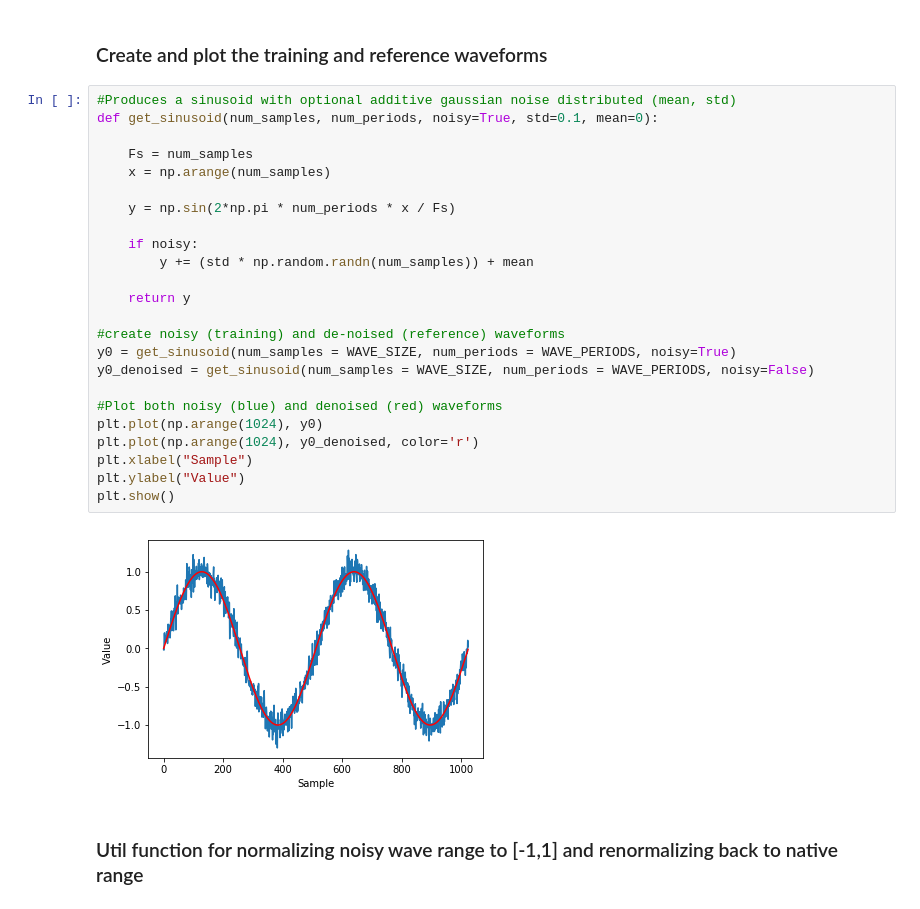
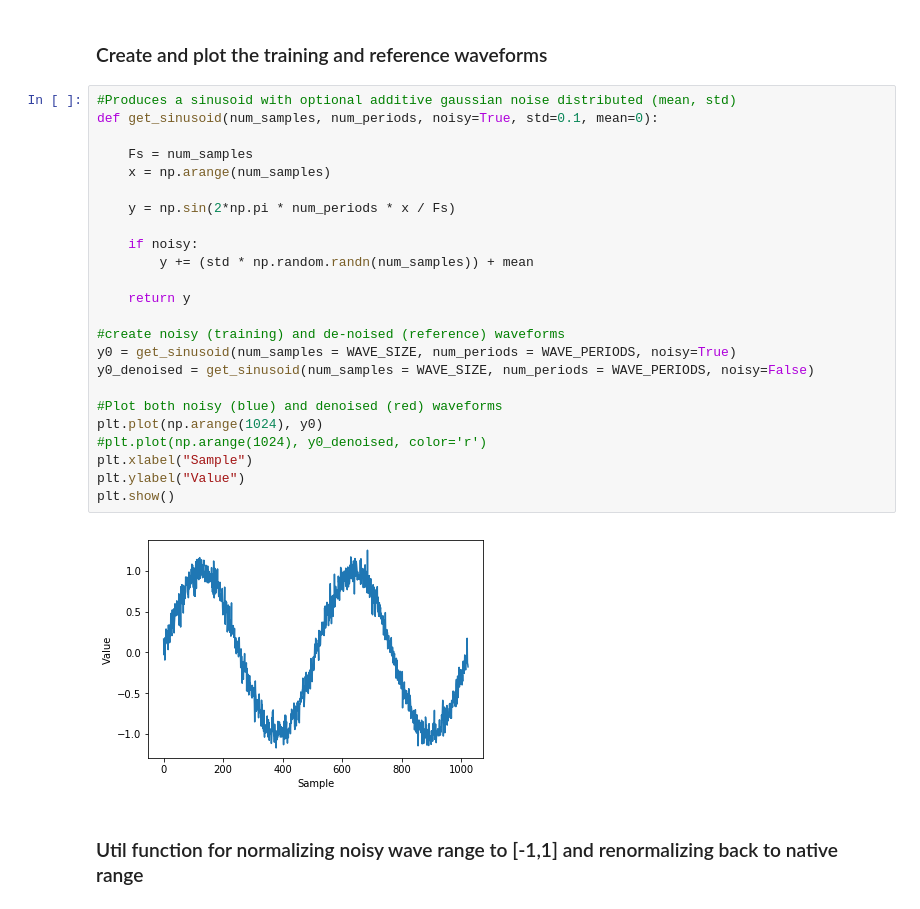
Before and after one commit to Sriram-Ravula/Sine_DIP, a Jupyter notebook: SineWave-DIP.ipynb, the cells around one changed output. Drawn from its saved outputs; the diff is of its cells as text.

```diff
--- a/SineWave-DIP.ipynb
+++ b/SineWave-DIP.ipynb
@@ -75,29 +71,29 @@ True
 # %%
 #Produces a sinusoid with optional additive gaussian noise distributed (mean, std)
 def get_sinusoid(num_samples, num_periods, noisy=True, std=0.1, mean=0):
 
     Fs = num_samples
     x = np.arange(num_samples)
 
     y = np.sin(2*np.pi * num_periods * x / Fs)
 
     if noisy:
         y += (std * np.random.randn(num_samples)) + mean
 
     return y
 
 #create noisy (training) and de-noised (reference) waveforms
 y0 = get_sinusoid(num_samples = WAVE_SIZE, num_periods = WAVE_PERIODS, noisy=True)
 y0_denoised = get_sinusoid(num_samples = WAVE_SIZE, num_periods = WAVE_PERIODS, noisy=False)
 
 #Plot both noisy (blue) and denoised (red) waveforms
 plt.plot(np.arange(1024), y0)
-plt.plot(np.arange(1024), y0_denoised, color='r')
+#plt.plot(np.arange(1024), y0_denoised, color='r')
 plt.xlabel("Sample")
 plt.ylabel("Value")
 plt.show()
 # %% [output]
-[figure, old version]
+[figure, new version]
 # %% [markdown]
 ### Util function for normalizing noisy wave range to [-1,1] and renormalizing back to native range
 # %%
```
Also changed, not shown: parts of 5 cells of this notebook.
